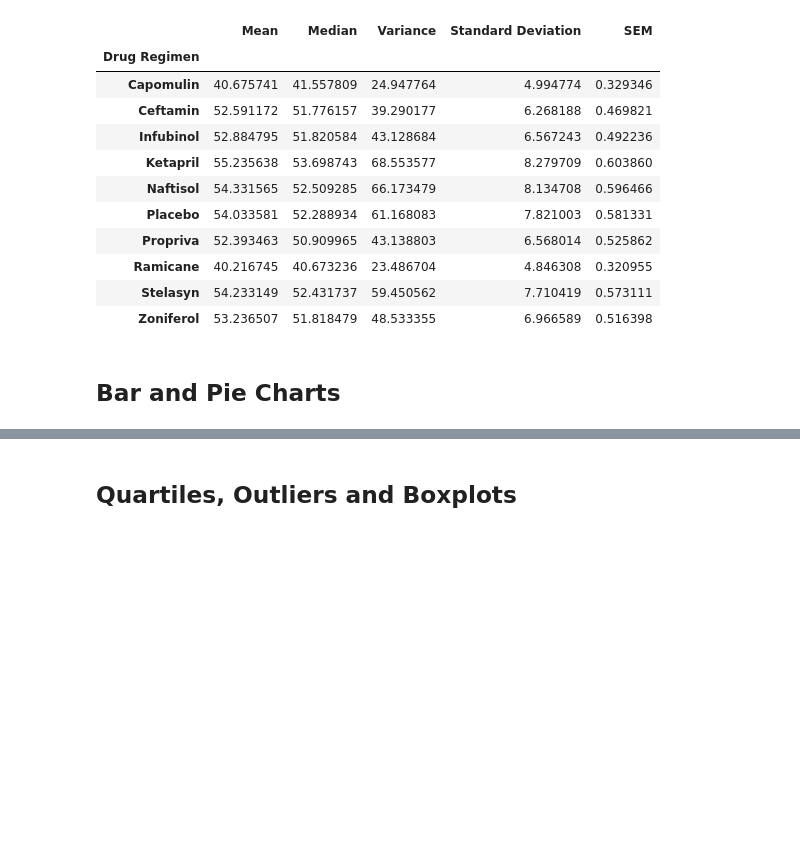
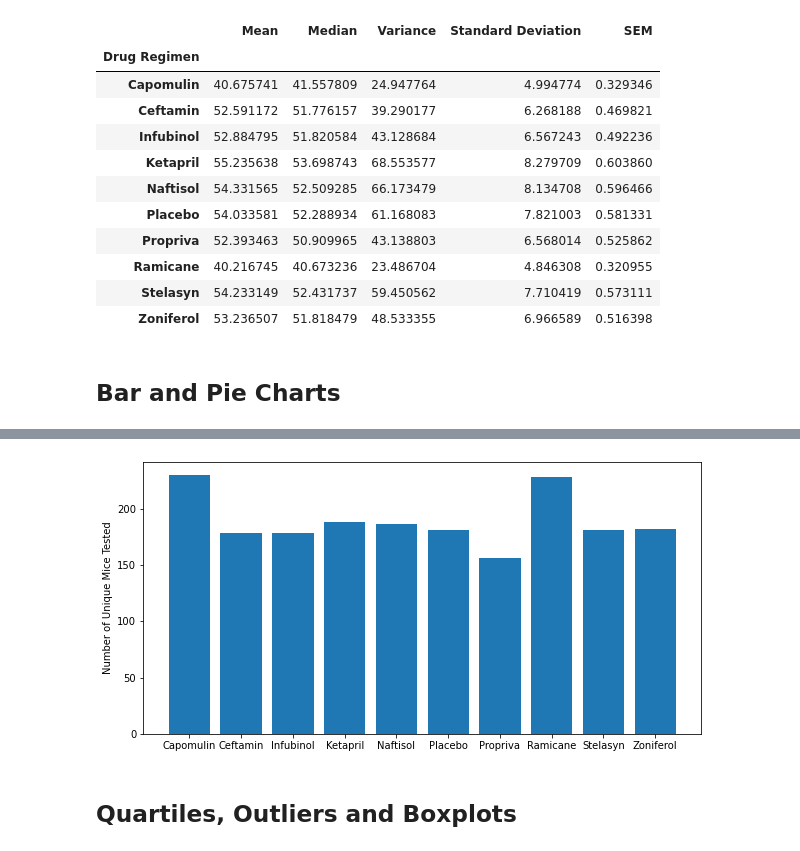
Before and after one commit to Akritisuri/Matplotlib-challenge, a Jupyter notebook: 02-Homework_05-Matplotlib_Instructions_Pymaceuticals_pymaceuticals_starter.ipynb, the cells around one changed output, grey strips where cells are left out. Cells and saved outputs as stored; diff of their text form; code cells hidden in the pictures; blank space fills up the shorter version.

```diff
--- a/02-Homework_05-Matplotlib_Instructions_Pymaceuticals_pymaceuticals_starter.ipynb
+++ b/02-Homework_05-Matplotlib_Instructions_Pymaceuticals_pymaceuticals_starter.ipynb
@@ -143,3 +138,27 @@ summary_statistics
+# %%
+# Generate a bar plot showing the total number of mice for each treatment throughout the course of the study using pyplot.
+
+#get drug names
+drug_names = summary_statistics.index.tolist()
+drug_names
+#get test_subject_count
+test_subject_count = clean_mouse_results.groupby(["Drug Regimen"])["Mouse ID"].count().tolist()
+test_subject_count
+
+#set x-axis = drug names
+xaxis = np.arange(len(test_subject_count))
+xaxis = drug_names
+
+xaxis
+
+#create the graph
+plt.figure(figsize=(len(xaxis), 5))
+plt.bar(xaxis, test_subject_count)
+
+plt.ylabel("Number of Unique Mice Tested")
+plt.show()
+# %% [output]
+[figure, added]
 # %%
 # Generate a pie plot showing the distribution of female versus male mice using pandas
 # %%
```
Also changed, not shown: parts of 4 cells of this notebook.
